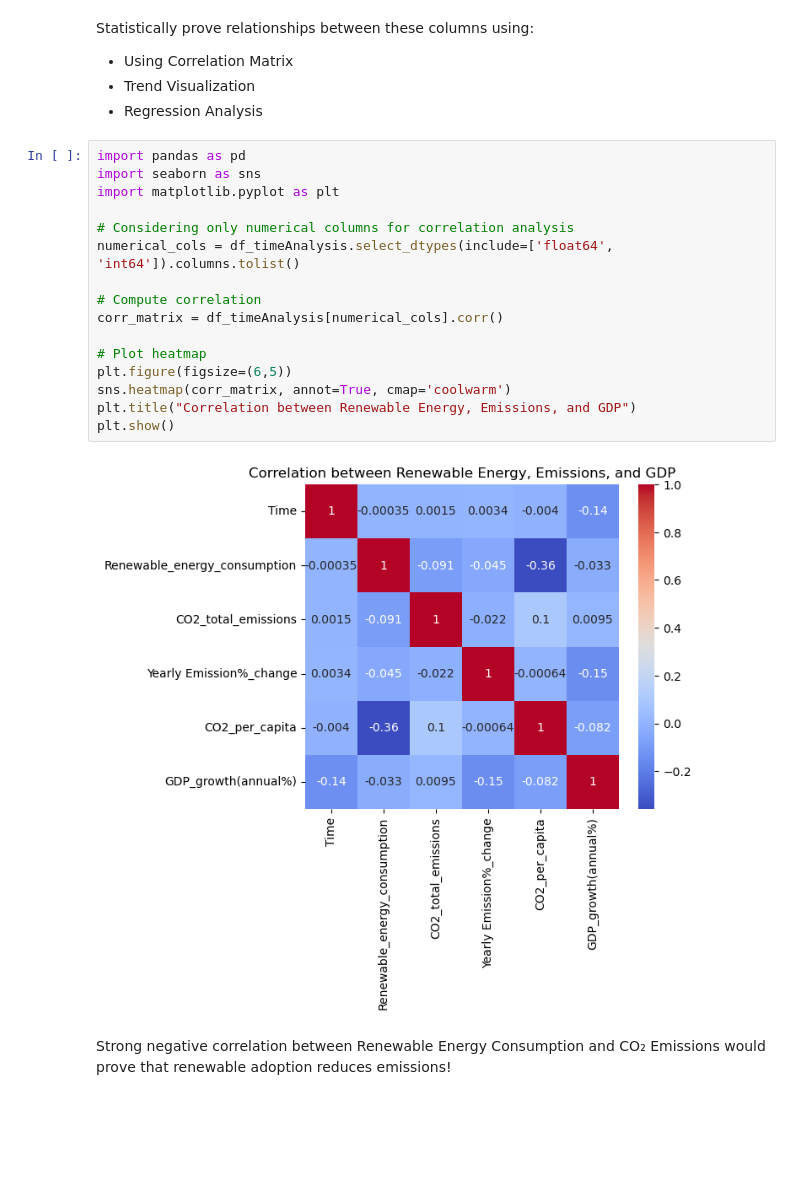
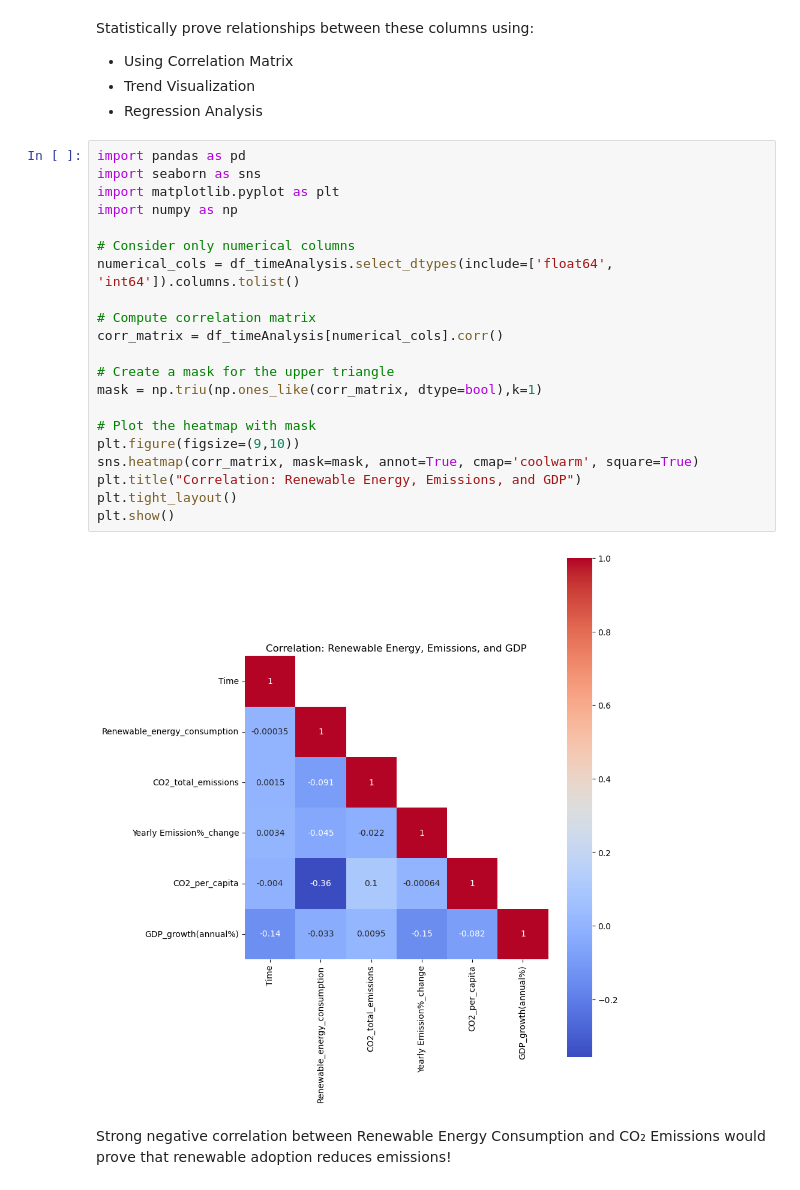
Before and after one commit to CSUN-MS-BANA/culminating-project-group-2, a Jupyter notebook: WEEK 7/TimeSeriesAnalysis_Kanak.ipynb, the cells around one changed output. Drawn from its saved outputs; the diff is of its cells as text; blank space fills up the shorter version.

Commit message:
updating EDA graph

```diff
--- a/WEEK 7/TimeSeriesAnalysis_Kanak.ipynb
+++ b/WEEK 7/TimeSeriesAnalysis_Kanak.ipynb
@@ -348,21 +348,26 @@ Statistically prove relationships between these columns using:
 # %%
 import pandas as pd
 import seaborn as sns
 import matplotlib.pyplot as plt
+import numpy as np
 
-# Considering only numerical columns for correlation analysis
+# Consider only numerical columns
 numerical_cols = df_timeAnalysis.select_dtypes(include=['float64', 'int64']).columns.tolist()
 
-# Compute correlation
+# Compute correlation matrix
 corr_matrix = df_timeAnalysis[numerical_cols].corr()
 
-# Plot heatmap
-plt.figure(figsize=(6,5))
-sns.heatmap(corr_matrix, annot=True, cmap='coolwarm')
-plt.title("Correlation between Renewable Energy, Emissions, and GDP")
+# Create a mask for the upper triangle
+mask = np.triu(np.ones_like(corr_matrix, dtype=bool),k=1)
+
+# Plot the heatmap with mask
+plt.figure(figsize=(9,10))
+sns.heatmap(corr_matrix, mask=mask, annot=True, cmap='coolwarm', square=True)
+plt.title("Correlation: Renewable Energy, Emissions, and GDP")
+plt.tight_layout()
 plt.show()
 # %% [output]
-[figure, old version]
+[figure, new version]
 # %% [markdown]
 Strong negative correlation between Renewable Energy Consumption and CO₂ Emissions would prove that renewable adoption reduces emissions!
 # %% [markdown]
```
